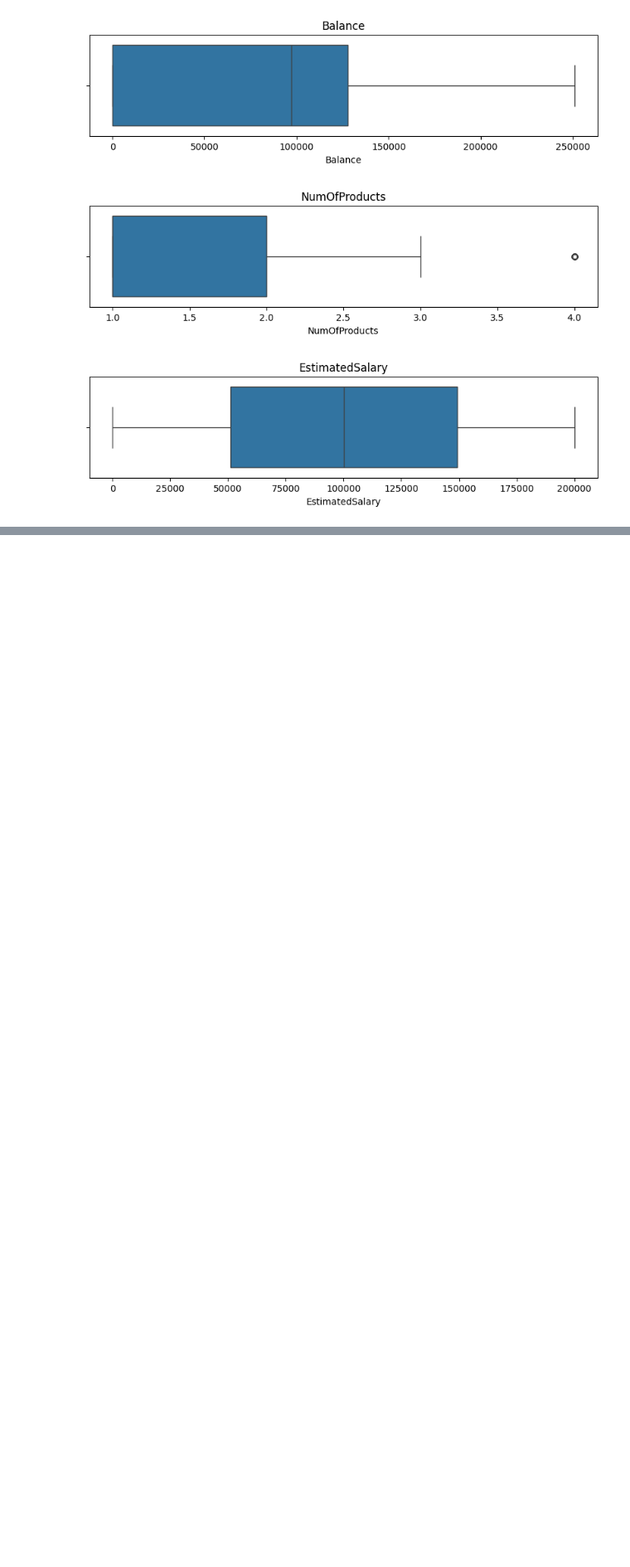
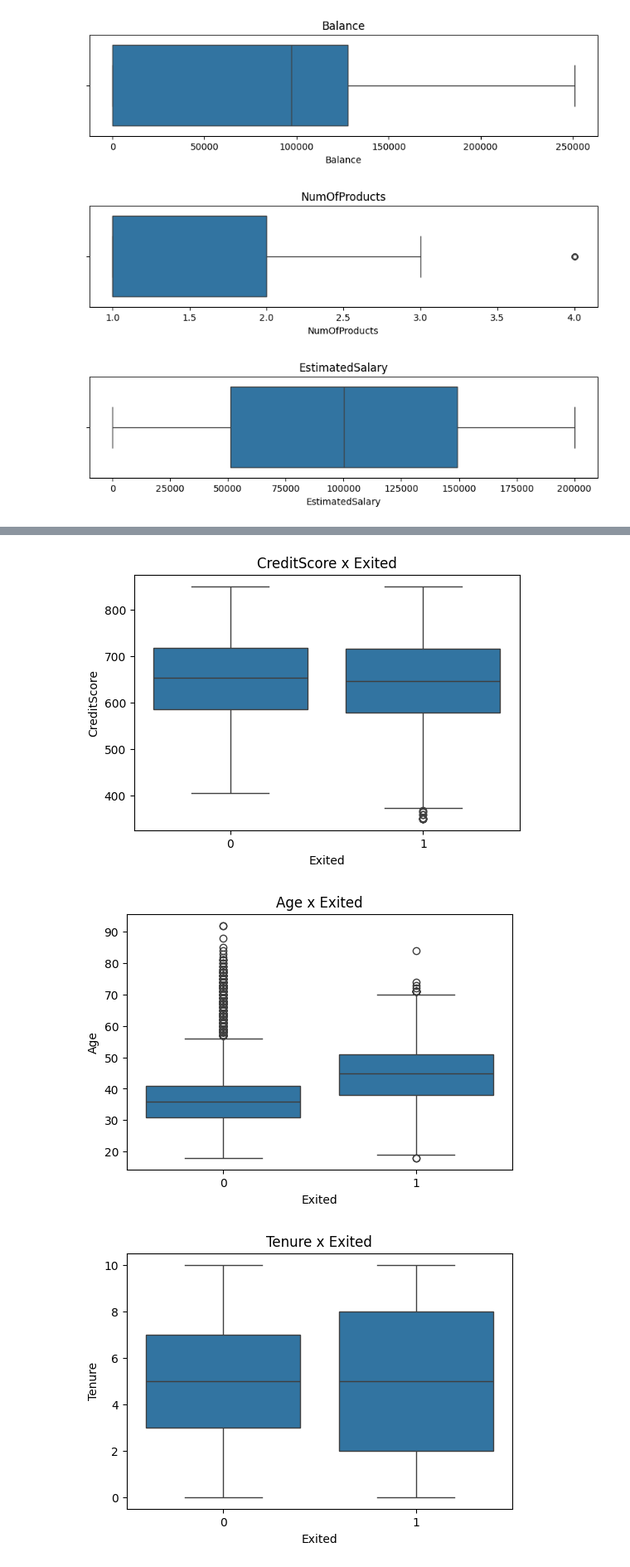
Before and after one commit to vitao-bolado/Trabalho1_AnaliseDados, a Jupyter notebook: Trabalho1.ipynb, the cells around one changed output, grey strips where cells are left out. Shown at 83% size. Saved outputs shown, nothing was run; the diff lists cells and outputs as text; code cells hidden in the pictures; blank space fills up the shorter version.

```diff
--- a/Trabalho1.ipynb
+++ b/Trabalho1.ipynb
@@ -133,0 +158,17 @@ for col in colunas_boxplot:
+# %%
+import seaborn as sns
+import matplotlib.pyplot as plt
+
+# Listando as colunas numéricas que vão ser comparadas
+colunas_numericas = ['CreditScore', 'Age', 'Tenure', 'Balance', 'NumOfProducts', 'EstimatedSalary']
+
+# Gerando um boxplot para cada variável, separado por "Exited"
+for coluna in colunas_numericas:
+    plt.figure(figsize=(6,4))
+    sns.boxplot(x='Exited', y=coluna, data=df)
+    plt.title(f'{coluna} x Exited')  # Título do gráfico
+    plt.show()
+# %% [output]
+[figure, added]
+[figure, added]
+[figure, added]
```
Also changed, not shown: parts of 10 cells of this notebook.
